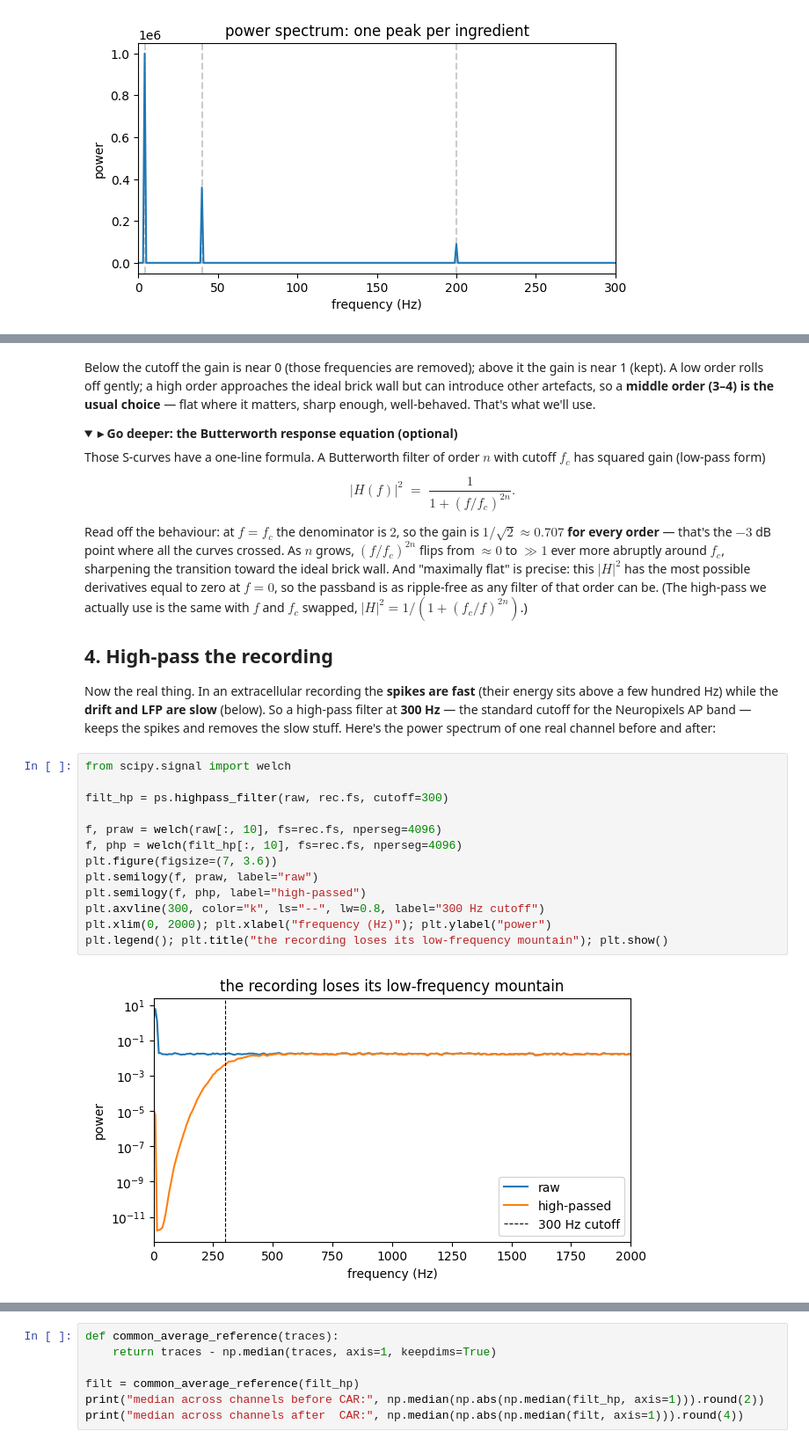
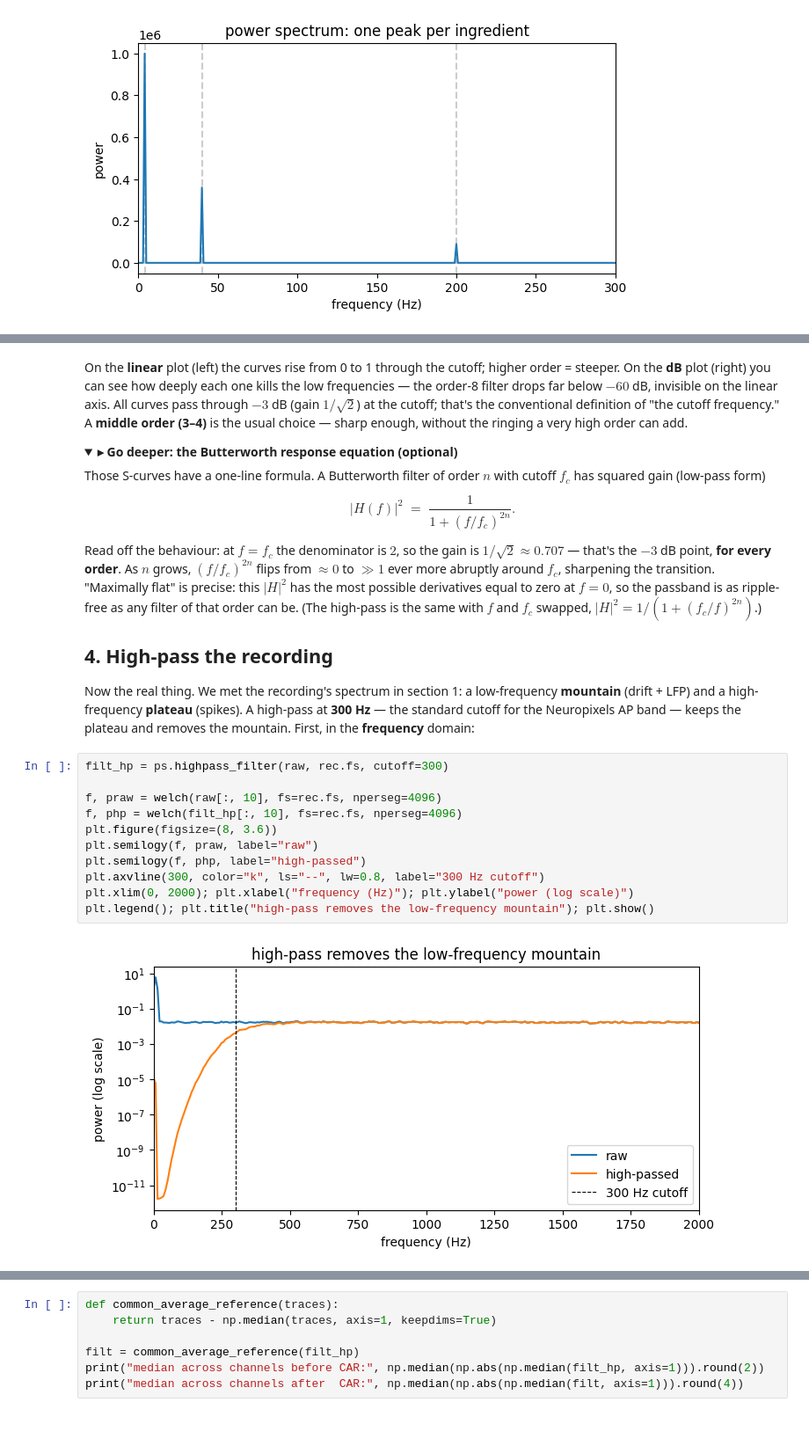
Before and after one commit to stootoon/swc-en-2026, a Jupyter notebook: ephys-pop/notebooks/02_preprocessing_solutions.ipynb, the cells around one changed output, grey strips where cells are left out. Shown at 88% size. Drawn from its saved outputs; the diff is of its cells as text; folded sections open.

```diff
--- a/ephys-pop/notebooks/02_preprocessing_solutions.ipynb
+++ b/ephys-pop/notebooks/02_preprocessing_solutions.ipynb
@@ -178,8 +227,10 @@ plt.title("Butterworth high-pass: higher order → sharper cutoff"); plt.legend(
 # %% [markdown]
-Below the cutoff the gain is near 0 (those frequencies are removed); above it the gain
-is near 1 (kept). A low order rolls off gently; a high order approaches the ideal
-brick wall but can introduce other artefacts, so a **middle order (3–4) is the usual
-choice** — flat where it matters, sharp enough, well-behaved. That's what we'll use.
+On the **linear** plot (left) the curves rise from 0 to 1 through the cutoff; higher
+order = steeper. On the **dB** plot (right) you can see how deeply each one kills the
+low frequencies — the order-8 filter drops far below $-60$ dB, invisible on the linear
+axis. All curves pass through $-3$ dB (gain $1/\sqrt2$) at the cutoff; that's the
+conventional definition of "the cutoff frequency." A **middle order (3–4)** is the
+usual choice — sharp enough, without the ringing a very high order can add.
 
 <details>
 <summary><b>▸ Go deeper: the Butterworth response equation (optional)</b></summary>
@@ -190,34 +241,30 @@ $f_c$ has squared gain (low-pass form)
 $$|H(f)|^2 \;=\; \frac{1}{1 + (f/f_c)^{2n}}.$$
 
 Read off the behaviour: at $f = f_c$ the denominator is $2$, so the gain is
-$1/\sqrt{2} \approx 0.707$ **for every order** — that's the $-3$ dB point where all the
-curves crossed. As $n$ grows, $(f/f_c)^{2n}$ flips from $\approx 0$ to $\gg 1$ ever
-more abruptly around $f_c$, sharpening the transition toward the ideal brick wall. And
-"maximally flat" is precise: this $|H|^2$ has the most possible derivatives equal to
-zero at $f=0$, so the passband is as ripple-free as any filter of that order can be.
-(The high-pass we actually use is the same with $f$ and $f_c$ swapped,
+$1/\sqrt{2} \approx 0.707$ — that's the $-3$ dB point, **for every order**. As $n$
+grows, $(f/f_c)^{2n}$ flips from $\approx 0$ to $\gg 1$ ever more abruptly around
+$f_c$, sharpening the transition. "Maximally flat" is precise: this $|H|^2$ has the
+most possible derivatives equal to zero at $f=0$, so the passband is as ripple-free as
+any filter of that order can be. (The high-pass is the same with $f$ and $f_c$ swapped,
 $|H|^2 = 1/(1+(f_c/f)^{2n})$.)
 </details>
 
 ## 4. High-pass the recording
 
-Now the real thing. In an extracellular recording the **spikes are fast** (their
-energy sits above a few hundred Hz) while the **drift and LFP are slow** (below).
-So a high-pass filter at **300 Hz** — the standard cutoff for the Neuropixels AP band
-— keeps the spikes and removes the slow stuff. Here's the power spectrum of one real
-channel before and after:
+Now the real thing. We met the recording's spectrum in section 1: a low-frequency
+**mountain** (drift + LFP) and a high-frequency **plateau** (spikes). A high-pass at
+**300 Hz** — the standard cutoff for the Neuropixels AP band — keeps the plateau and
+removes the mountain. First, in the **frequency** domain:
 # %%
-from scipy.signal import welch
-
 filt_hp = ps.highpass_filter(raw, rec.fs, cutoff=300)
 
 f, praw = welch(raw[:, 10], fs=rec.fs, nperseg=4096)
 f, php = welch(filt_hp[:, 10], fs=rec.fs, nperseg=4096)
-plt.figure(figsize=(7, 3.6))
+plt.figure(figsize=(8, 3.6))
 plt.semilogy(f, praw, label="raw")
 plt.semilogy(f, php, label="high-passed")
 plt.axvline(300, color="k", ls="--", lw=0.8, label="300 Hz cutoff")
-plt.xlim(0, 2000); plt.xlabel("frequency (Hz)"); plt.ylabel("power")
-plt.legend(); plt.title("the recording loses its low-frequency mountain"); plt.show()
+plt.xlim(0, 2000); plt.xlabel("frequency (Hz)"); plt.ylabel("power (log scale)")
+plt.legend(); plt.title("high-pass removes the low-frequency mountain"); plt.show()
 # %% [output]
-[figure, old version]
+[figure, new version]
```
Also changed, not shown: parts of 33 cells of this notebook, 2 other files.
